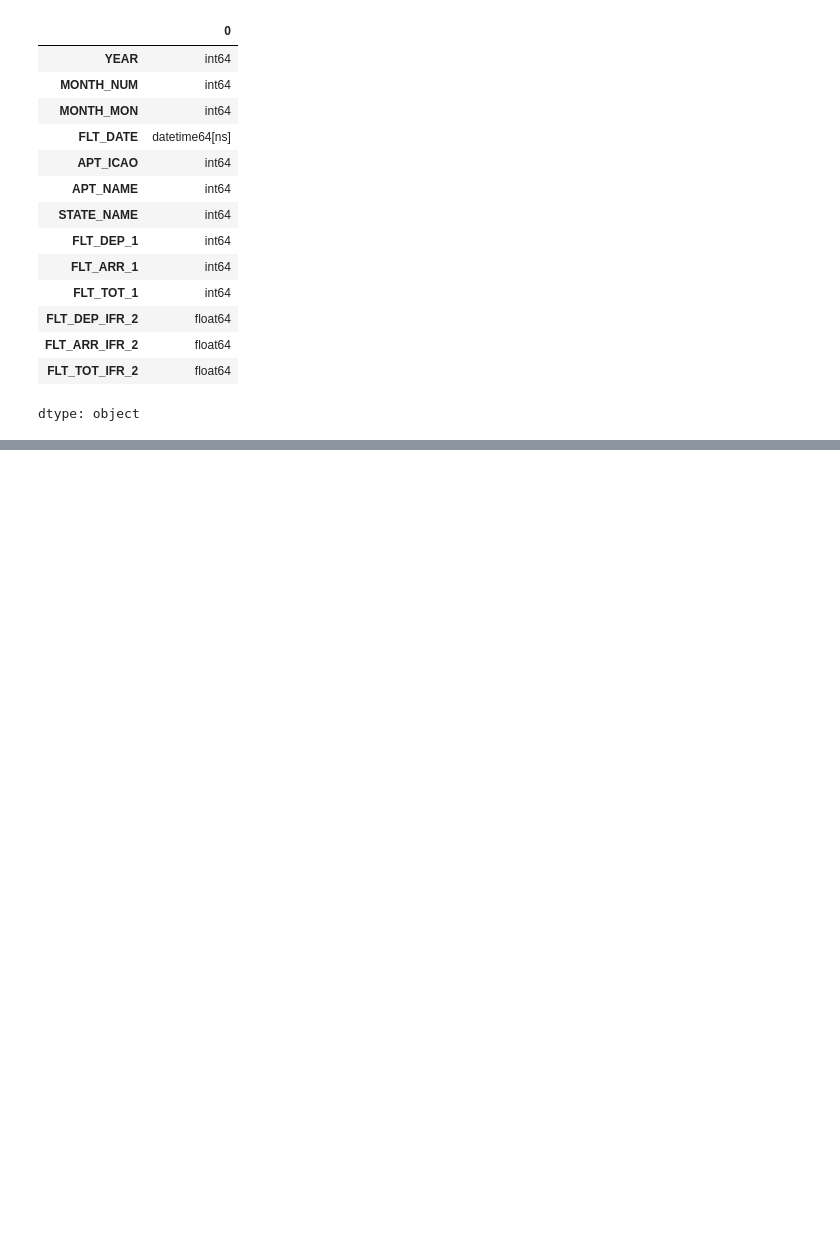
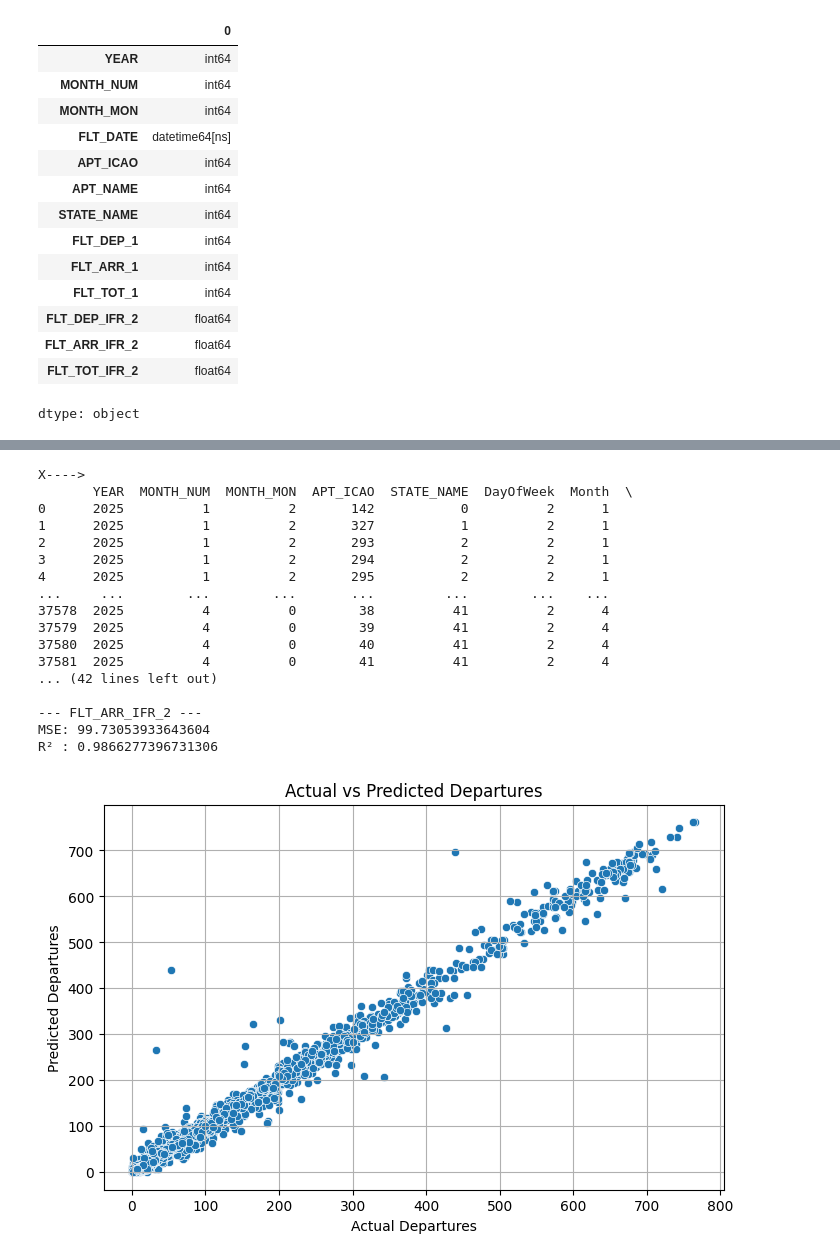
Before and after one commit to ROSEVARGHESE95/Airport-traffic-analysis-2025, a Jupyter notebook: AIRPORT1.ipynb, the cells around one changed output, grey strips where cells are left out. Cells and saved outputs as stored; diff of their text form; code cells hidden in the pictures; blank space fills up the shorter version.

```diff
--- a/AIRPORT1.ipynb
+++ b/AIRPORT1.ipynb
@@ -299,0 +449,68 @@ plt.show()
+# %%
+#Multi-Target Forecasting of IFR and VFR Air Traffic for European Airports
+    #FLT_DEP_1, FLT_ARR_1 → VFR traffic
+    #FLT_DEP_IFR_2, FLT_ARR_IFR_2 → IFR traffic
+df['FLT_DATE'] = pd.to_datetime(df['FLT_DATE'])
+df['DayOfWeek'] =df['FLT_DATE'].dt.dayofweek
+df['Month'] = df['FLT_DATE'].dt.month
+targets = ['FLT_DEP_1', 'FLT_ARR_1', 'FLT_DEP_IFR_2', 'FLT_ARR_IFR_2']
+
+df.dropna(subset=targets, inplace=True)
+
+# Feature Selection
+X = df.drop(columns=targets + ['FLT_TOT_1', 'FLT_TOT_IFR_2', 'FLT_DATE', 'APT_NAME'])
+y = df[targets]
+print("X---->")
+print(X)
+print("y---->")
+print(y)
+
+# Scale Features
+scaler = StandardScaler()
+X_scaled = scaler.fit_transform(X)
+
+# Train-Test Split
+X_train, X_test, y_train, y_test = train_test_split(X_scaled, y, test_size=0.2, random_state=42)
+
+# Train Model
+model = MultiOutputRegressor(RandomForestRegressor(n_estimators=200, random_state=42))
+model.fit(X_train, y_train)
+
+#  Predictions
+y_pred = model.predict(X_test)
+
+# Evaluation
+for i, col in enumerate(y.columns):
+    print(f"--- {col} ---")
+    print("MSE:", mean_squared_error(y_test[col], y_pred[:, i]))
+    print("R² :", r2_score(y_test[col], y_pred[:, i]))
+    print()
+
+
+#  Optional: Plot Actual vs Predicted for One Output
+plt.figure(figsize=(8, 5))
+sns.scatterplot(x=y_test["FLT_TOT_1"] if "FLT_TOT_1" in y_test else y_test.iloc[:, 0], y=y_pred[:, 0])
+plt.xlabel("Actual Departures")
+plt.ylabel("Predicted Departures")
+plt.title("Actual vs Predicted Departures")
+plt.grid(True)
+plt.show()
+# %% [output]
+X---->
+       YEAR  MONTH_NUM  MONTH_MON  APT_ICAO  STATE_NAME  DayOfWeek  Month  \
+0      2025          1          2       142           0          2      1
+1      2025          1          2       327           1          2      1
+2      2025          1          2       293           2          2      1
+3      2025          1          2       294           2          2      1
+4      2025          1          2       295           2          2      1
+...     ...        ...        ...       ...         ...        ...    ...
+37578  2025          4          0        38          41          2      4
+37579  2025          4          0        39          41          2      4
+37580  2025          4          0        40          41          2      4
+37581  2025          4          0        41          41          2      4
+... (42 lines left out)
+
+--- FLT_ARR_IFR_2 ---
+MSE: 99.73053933643604
+R² : 0.9866277396731306
+[figure, added]
```
Also changed, not shown: parts of 24 cells of this notebook.
